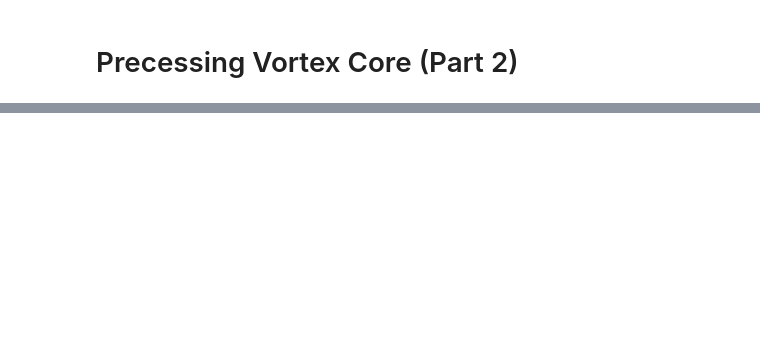
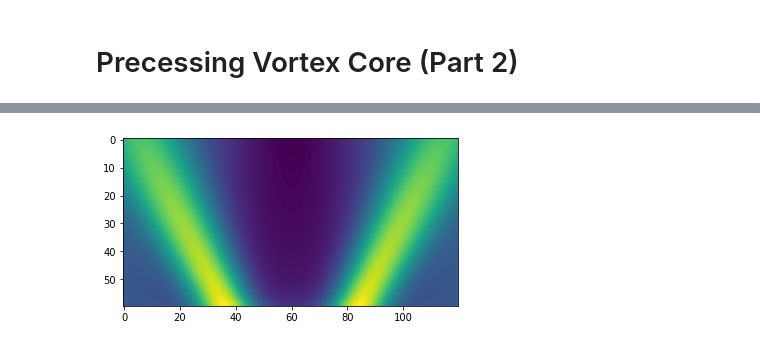
Before and after one commit to chuckedfromspace/pythonize, a Jupyter notebook: pythonize/fluids/pvc_p2.ipynb, the cells around one changed output, grey strips where cells are left out. Saved outputs shown, nothing was run; the diff lists cells and outputs as text; code cells hidden in the pictures; blank space fills up the shorter version.

```diff
--- a/pythonize/fluids/pvc_p2.ipynb
+++ b/pythonize/fluids/pvc_p2.ipynb
@@ -17,0 +102,24 @@ plt.show()
+# %%
+def create_vy(x, c1=36, c2=84, c_adjust=0.5, sig1=10,
+              sig1_adjust=0.1, sig2=40, sig2_adjust=-0.2,
+              amp1=25, amp1_adjust=-0.2, amp2=-5, amp2_adjust=-1):
+    vy = np.zeros((60, 120))
+    def mod_log(i):
+        out = 0
+        if i > 0:
+            out = np.log(i)
+        else:
+            out = 0
+        return out
+
+    for i in range(60):
+        vy[i, :] = vy_profile(x, c1-i*c_adjust, c2+i*c_adjust,
+                            sig1+i*sig1_adjust, sig2 + i*sig2_adjust,
+                            amp1 + i*amp1_adjust, amp2 + mod_log(i)*amp2_adjust) + 2
+    return vy
+
+vy = create_vy(x)
+plt.imshow(np.flipud(vy))
+plt.show()
+# %% [output]
+[figure, added]
```
Also changed, not shown: parts of 8 cells of this notebook, 1 other file.
